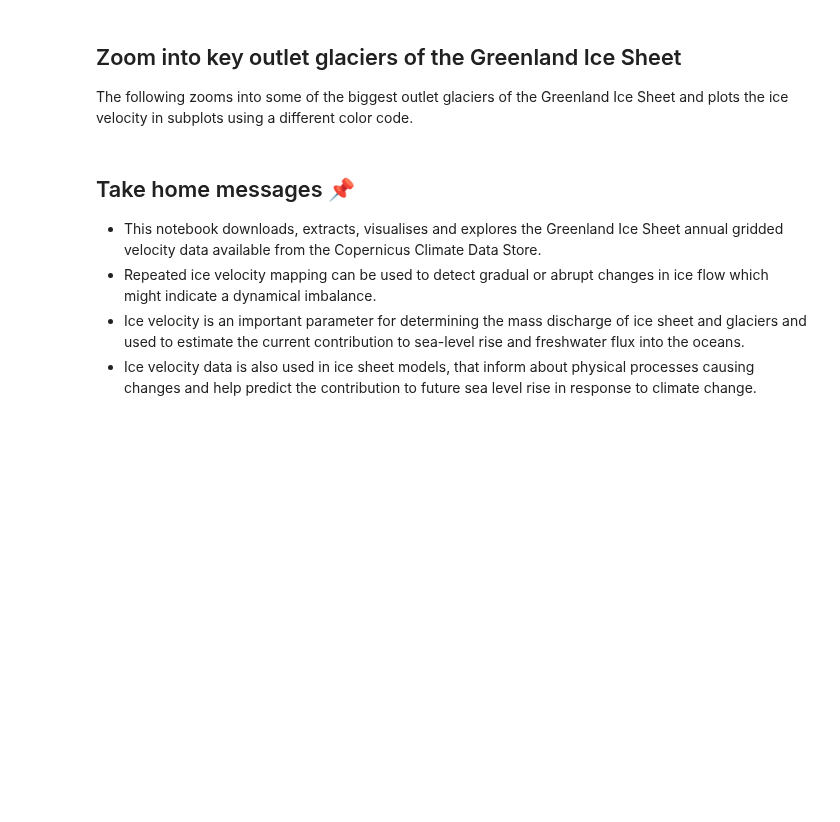
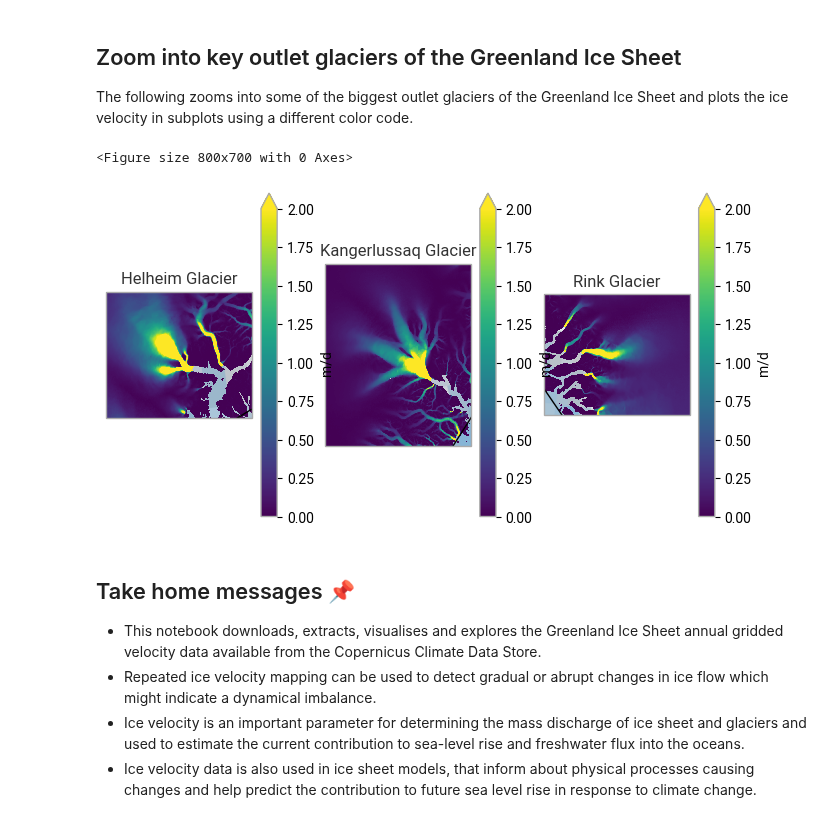
Before and after one commit to ecmwf-training/c3s-training-submodule-sat-obs-hydro-cryo, a Jupyter notebook: ice-sheet-velocity.ipynb, the cells around one changed output. Saved outputs shown, nothing was run; the diff lists cells and outputs as text; code cells hidden in the pictures; blank space fills up the shorter version.

```diff
--- a/ice-sheet-velocity.ipynb
+++ b/ice-sheet-velocity.ipynb
@@ -213,35 +230,38 @@ The following zooms into some of the biggest outlet glaciers of the Greenland Ic
 # %%
 
 projection = ccrs.NorthPolarStereo(central_longitude=-45, true_scale_latitude=70) #EPSG:3413
 
 extents = {
     #'Hagen Glacier': [-33, -27, 81, 81.6],
     'Helheim Glacier': [-40, -37, 66, 67],
     #'Illullip Sermia': [-56.5, -55, 74.2, 74.6],
-    'Jakobshavn Isbræ': [-51, -46, 68.5, 70.5],
+    #'Jakobshavn Isbræ': [-51, -46, 68.5, 70.5],
     'Kangerlussaq Glacier': [-36, -32, 68, 70],
-    'Petermann Glacier': [-62, -55, 80, 81.5],
+    #'Petermann Glacier': [-62, -55, 80, 81.5],
     'Rink Glacier': [-53, -47, 71, 72.5],
     #'Ryder Glacier': [-53, -47, 80.5, 82],
-    'Zachariae Isstrom': [-30, -20, 78, 80]
+    #'Zachariae Isstrom': [-30, -20, 78, 80]
 } # map boundaries for ke glaciers, in degrees, [east, west, south, north]
 
 title='Greenland Ice Sheet Velocity 2020-2021'
 fig = plt.figure()
 fig.suptitle(title, fontsize=12)
-fig, axs = plt.subplots(nrows=2, ncols=3, subplot_kw={'projection': projection})
+fig, axs = plt.subplots(nrows=1, ncols=3, subplot_kw={'projection': projection})
 axs = axs.flatten()
 
 i=0
 for x in extents:
   axs[i].set_extent(extents[x], crs=ccrs.PlateCarree())
   axs[i].stock_img()
-  axs[i].coastlines(resolution='50m')
+  axs[i].coastlines(resolution='110m')
   ds.land_ice_surface_velocity_magnitude.plot(ax=axs[i],vmin=0, vmax=2, cmap='viridis', cbar_kwargs={'label': "m/d",'shrink': 0.6})
   axs[i].set_title(x)
   i+=1
 
 plt.show()
+# %% [output]
+<Figure size 800x700 with 0 Axes>
+[figure, added]
 # %% [markdown]
 ## Take home messages 📌
 
```
Also changed, not shown: parts of 4 cells of this notebook.
